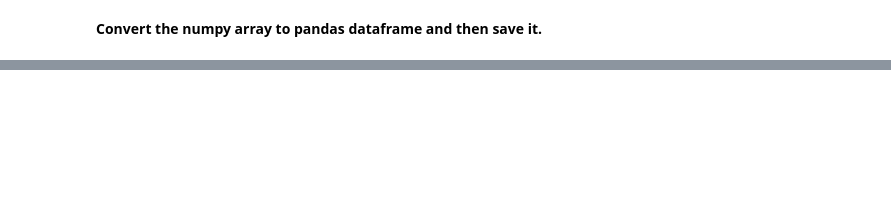
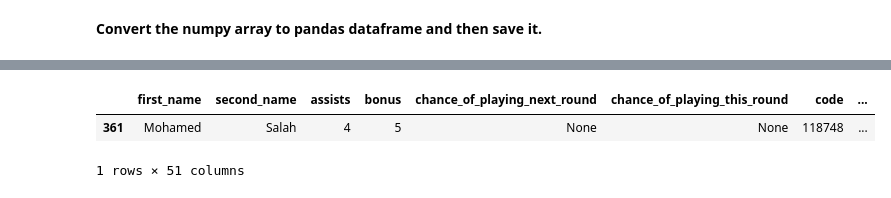
Before and after one commit to Rioba-Ian/FPL-tracker, a Jupyter notebook: machine_learning/fpl_getting_data.ipynb, the cells around one changed output, grey strips where cells are left out. Cells and saved outputs as stored; diff of their text form; code cells hidden in the pictures; blank space fills up the shorter version.

```diff
--- a/machine_learning/fpl_getting_data.ipynb
+++ b/machine_learning/fpl_getting_data.ipynb
@@ -236,0 +258,6 @@ df.head()
+# %%
+df[df["idx"] == 283]
+# %% [output]
+|  | first_name | second_name | assists | bonus | chance_of_playing_next_round | chance_of_playing_this_round | code | ... |
+| 361 | Mohamed | Salah | 4 | 5 | None | None | 118748 | ... |
+1 rows × 51 columns
```
Also changed, not shown: parts of 8 cells of this notebook, 3 other files.
